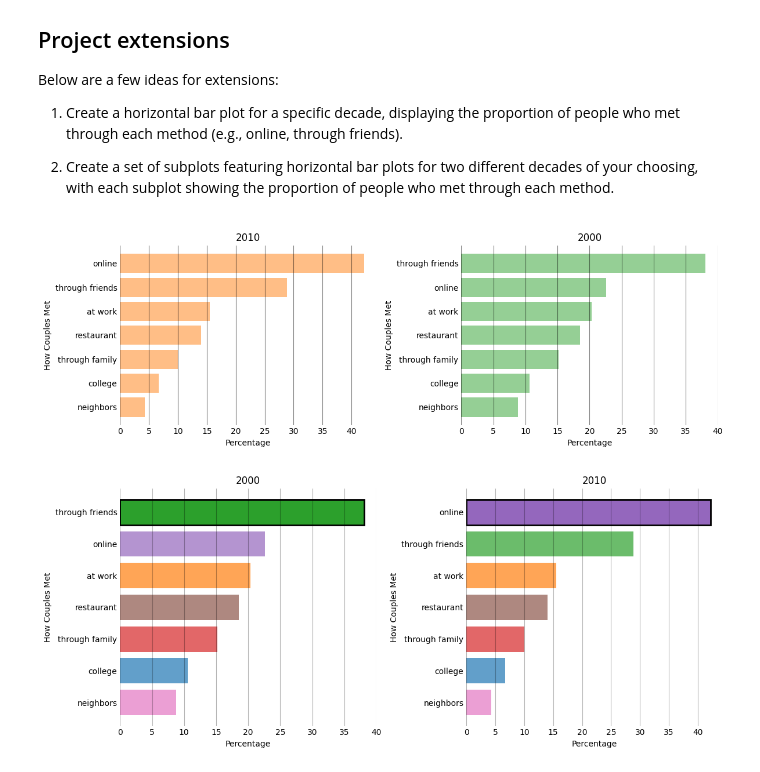
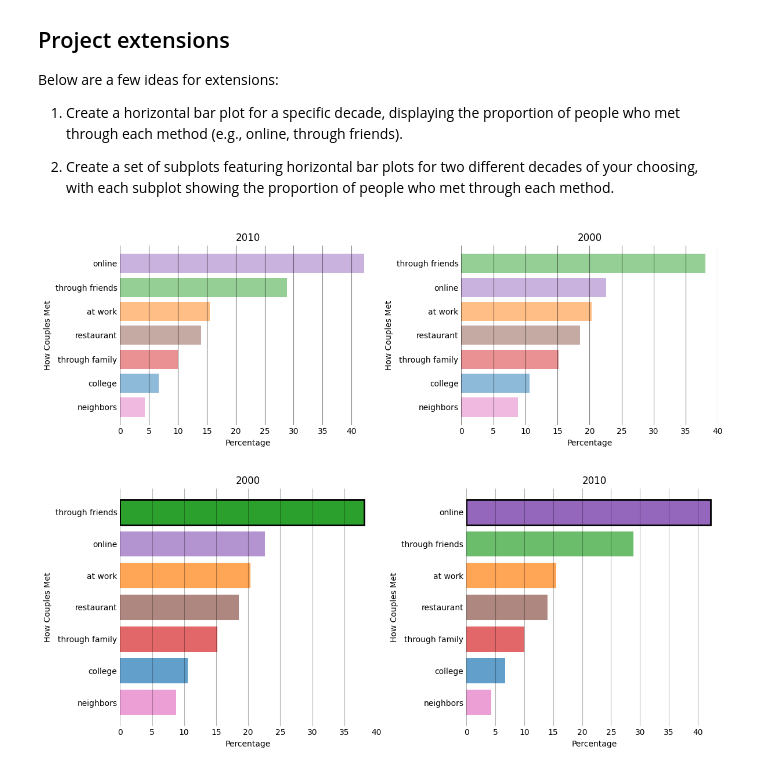
Before and after one commit to ojeduard/Data-Science-Essentials, a Jupyter notebook: Data_Visualization/Start_Projects/how-couples-met-project/how-couples-met-project.ipynb, the cells around one changed output. Drawn from its saved outputs; the diff is of its cells as text; code cells hidden in the pictures.

```diff
--- a/Data_Visualization/Start_Projects/how-couples-met-project/how-couples-met-project.ipynb
+++ b/Data_Visualization/Start_Projects/how-couples-met-project/how-couples-met-project.ipynb
@@ -241,41 +241,43 @@ Below are a few ideas for extensions:
 
 # Pro tip 1 Avoid overlap using horizontal bar chart
 # Pro tip 2 give it order
 # Pro tip 3 swap thicks and spines
 
-def plot_barh(ax, data, color):
-    ax.barh(data.index, data.values, color=color, alpha=0.5)
+
+def plot_barh(ax, year):
+    data = df.loc[year].sort_values(ascending=True)
+    colors = [color_map[m] for m in data.index]
+    ax.barh(data.index, data.values, color=colors, alpha=0.5)
 
 def swap_thicks_and_spines(ax):
     ax.spines[['left', 'top', 'bottom', 'right']].set_visible(False) # hide spines
     ax.grid(axis='x', color='black', alpha=0.5) # add grid
     ax.tick_params(axis='both', length=0) # hide ticks
 
 def x_and_y_labels(ax, x_label: str, y_label: str, title: str = None):
     ax.set_xlabel(x_label)
     ax.set_ylabel(y_label)
     if title:
         ax.set_title(title)
 
+# Define color map for the columns
+color_map = { col: f"C{i}" for i, col in enumerate(df.columns) }
 
-
-relevante_decade_2010 = df.loc[2010].sort_values(ascending=True)
-relevante_decade_2000 = df.loc[2000].sort_values(ascending=True)
 
 fig, axes = plt.subplots(1, 2, figsize=(12, 4))
 
-plot_barh(axes[0], relevante_decade_2010, 'C1')
+plot_barh(axes[0], 2010)
 swap_thicks_and_spines(axes[0])
 x_and_y_labels(axes[0], 'Percentage', 'How Couples Met', '2010')
 
-plot_barh(axes[1], relevante_decade_2000, 'C2')
+plot_barh(axes[1], 2000)
 swap_thicks_and_spines(axes[1])
 x_and_y_labels(axes[1], 'Percentage', 'How Couples Met', '2000')
 
 plt.tight_layout()
 plt.show()
 # %% [output]
-[figure, old version]
+[figure, new version]
 # %%
 # VERSION MEJORADA
 
```
Also changed, not shown: parts of 1 cell of this notebook.
